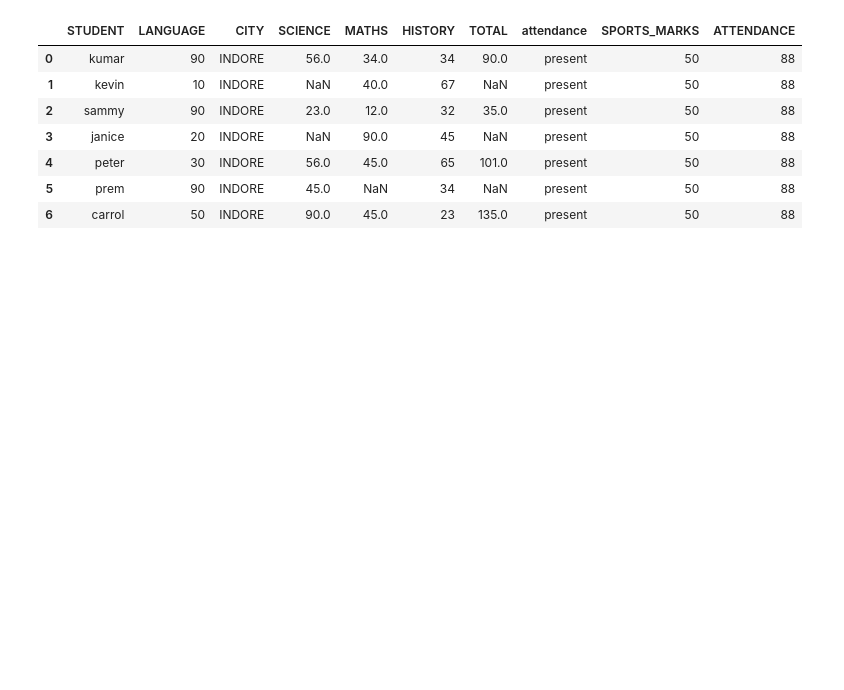
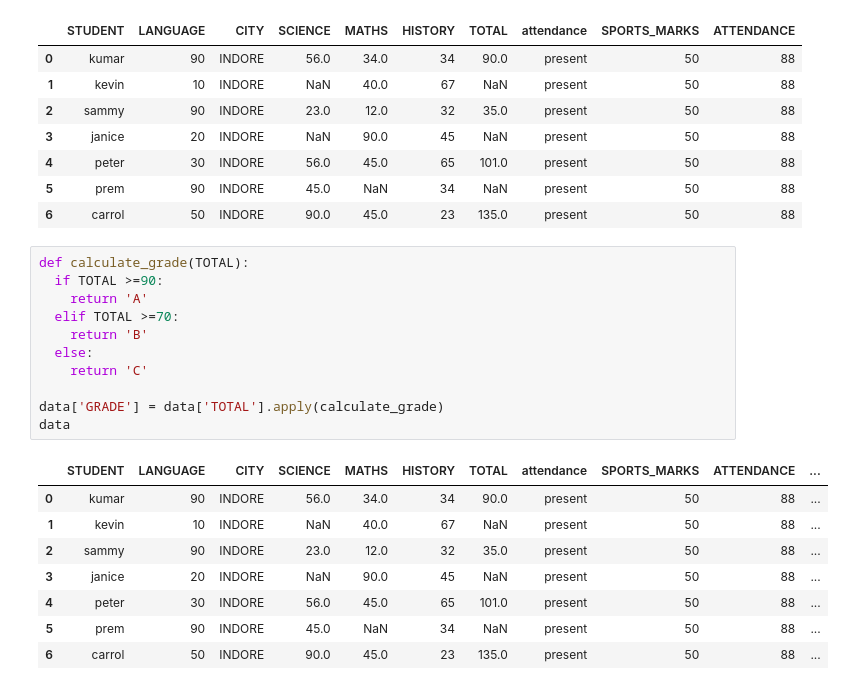
Before and after one commit to Vikram957/Pandas, a Jupyter notebook: d_pandas.ipynb, the cells around one changed output. Saved outputs shown, nothing was run; the diff lists cells and outputs as text; blank space fills up the shorter version.

```diff
--- a/d_pandas.ipynb
+++ b/d_pandas.ipynb
@@ -885,3 +885,23 @@ data
 | 4 | peter | 30 | INDORE | 56.0 | 45.0 | 65 | 101.0 | present | 50 | 88 |
 | 5 | prem | 90 | INDORE | 45.0 | NaN | 34 | NaN | present | 50 | 88 |
 | 6 | carrol | 50 | INDORE | 90.0 | 45.0 | 23 | 135.0 | present | 50 | 88 |
+# %%
+def calculate_grade(TOTAL):
+  if TOTAL >=90:
+    return 'A'
+  elif TOTAL >=70:
+    return 'B'
+  else:
+    return 'C'
+
+data['GRADE'] = data['TOTAL'].apply(calculate_grade)
+data
+# %% [output]
+|  | STUDENT | LANGUAGE | CITY | SCIENCE | MATHS | HISTORY | TOTAL | attendance | SPORTS_MARKS | ATTENDANCE | ... |
+| 0 | kumar | 90 | INDORE | 56.0 | 34.0 | 34 | 90.0 | present | 50 | 88 | ... |
+| 1 | kevin | 10 | INDORE | NaN | 40.0 | 67 | NaN | present | 50 | 88 | ... |
+| 2 | sammy | 90 | INDORE | 23.0 | 12.0 | 32 | 35.0 | present | 50 | 88 | ... |
+| 3 | janice | 20 | INDORE | NaN | 90.0 | 45 | NaN | present | 50 | 88 | ... |
+| 4 | peter | 30 | INDORE | 56.0 | 45.0 | 65 | 101.0 | present | 50 | 88 | ... |
+| 5 | prem | 90 | INDORE | 45.0 | NaN | 34 | NaN | present | 50 | 88 | ... |
+| 6 | carrol | 50 | INDORE | 90.0 | 45.0 | 23 | 135.0 | present | 50 | 88 | ... |
```
